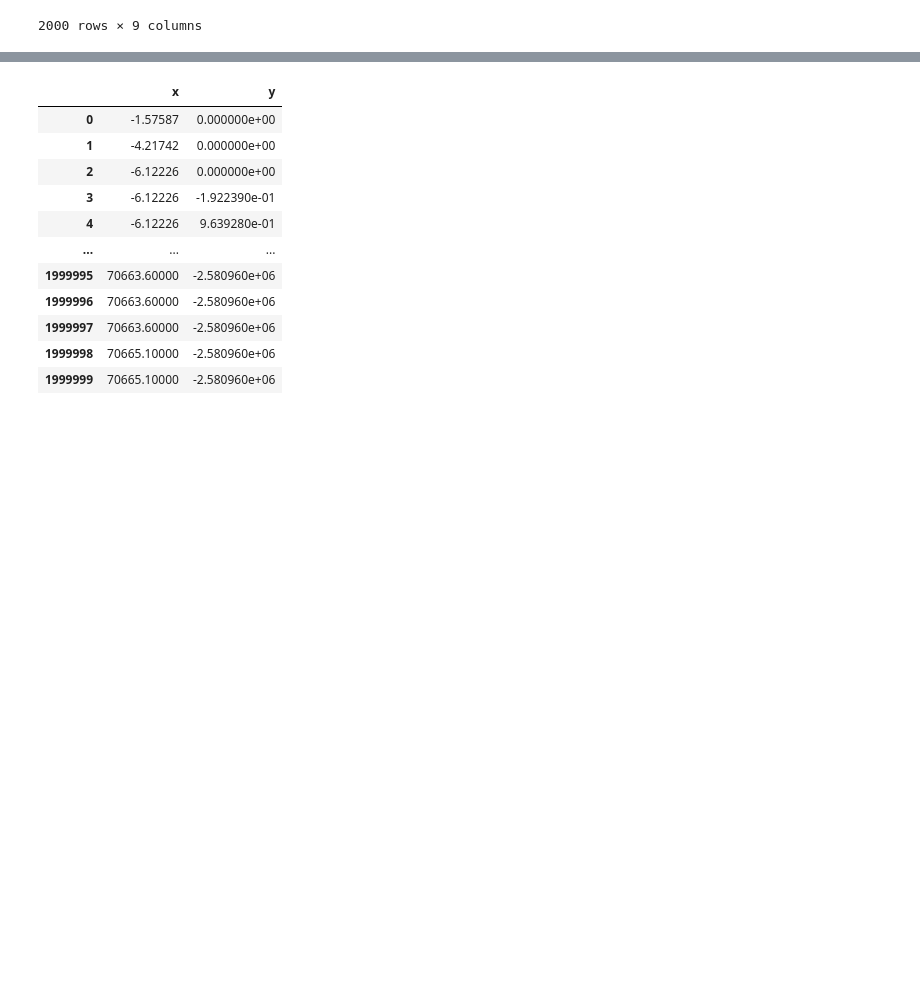
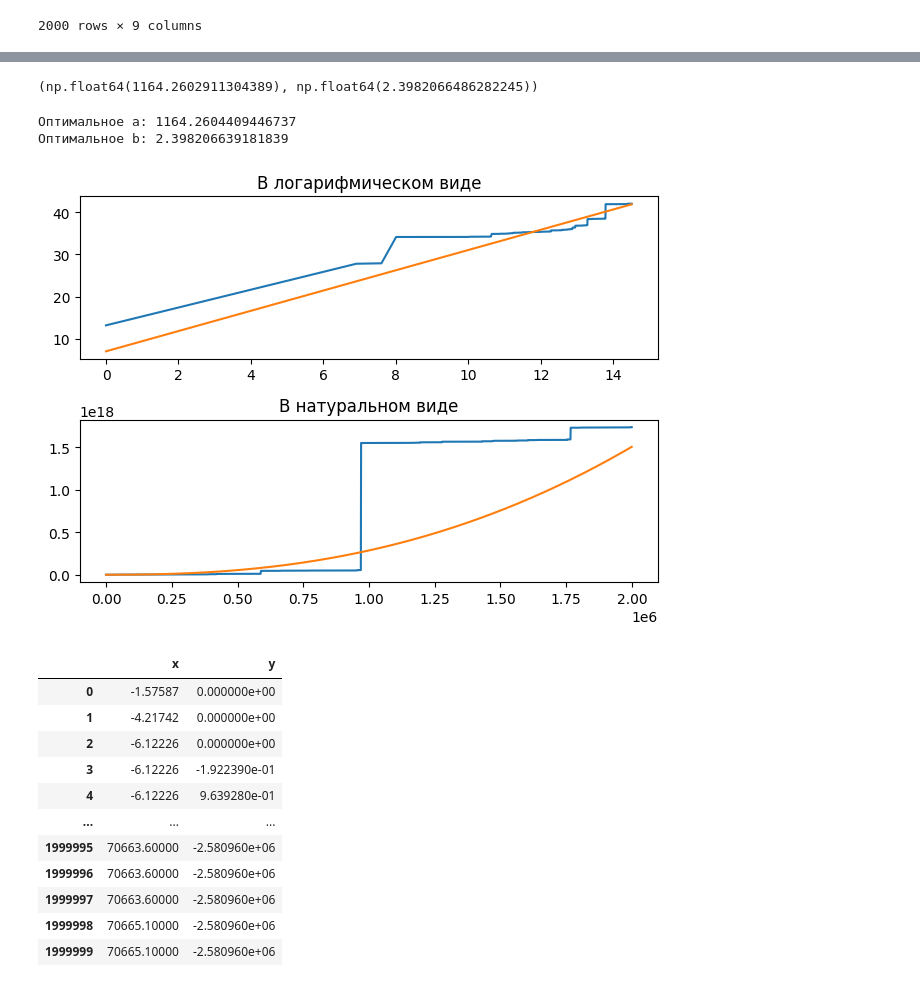
Before and after one commit to Mis-prog/matmod-8sem, a Jupyter notebook: lab1/misha/report/result.ipynb, the cells around one changed output, grey strips where cells are left out. Cells and saved outputs as stored; diff of their text form; code cells hidden in the pictures; blank space fills up the shorter version.

```diff
--- a/lab1/misha/report/result.ipynb
+++ b/lab1/misha/report/result.ipynb
@@ -20,9 +20,3 @@ data_calc
 | 1998 | 1998000 | 3.804160e+06 | -1.185250e+06 | 3.984530e+06 | 1.565460e+18 | 1.682090e+17 | 1.565440e+18 | 1.682080e+17 | 1.733650e+18 |
 | 1999 | 1999000 | 3.804310e+06 | -1.183820e+06 | 3.984250e+06 | 1.565460e+18 | 1.682100e+17 | 1.565440e+18 | 1.682080e+17 | 1.733650e+18 |
 2000 rows × 9 columns
-# %%
-data_calc = data_calc[:900]
-plt.plot(data_calc['N'],data_calc['<ΔR^2>'])
-plt.show()
-plt.plot(data_calc['N'],np.log(data_calc['<ΔR^2>']))
-plt.show()
@@ -32,3 +28,54 @@ plt.show()
+# %%
+x = np.array([np.log1p(data_calc['N'][0])] + list(np.log(data_calc['N'][1:])))
+y = np.log(data_calc['<ΔR^2>'])
+
+coefficients = np.polyfit(x, y, 1)
+slope, intercept = coefficients
+# %%
+b = slope
+a = np.e**intercept
+a,b
+# %% [output]
+(np.float64(1164.2602911304389), np.float64(2.3982066486282245))
+# %%
+def power_law_log(x, a, b):
+    return a + x * b
+
+def power_law(x, a, b):
+    return a * x ** b
+# %%
+x_data = data_calc['N'][1:].values
+y_data = data_calc['<ΔR^2>'][1:].values
+
+np.seterr(over='ignore')
+initial_guess = [1, 1]  # a = 1, b = 1
+
+# Аппроксимация
+params, covariance = curve_fit(power_law_log, x, y, p0=initial_guess)
+a_opt, b_opt = params
+
+print(f"Оптимальное a: {np.e**a_opt}")
+print(f"Оптимальное b: {b_opt}")
+# %% [output]
+Оптимальное a: 1164.2604409446737
+Оптимальное b: 2.398206639181839
+# %%
+plt.figure()
+
+plt.subplot(2, 1, 1)
+plt.title('В логарифмическом виде')
+plt.plot(x, y)
+plt.plot(x, power_law_log(x ,intercept,b))
+
+plt.subplot(2, 1, 2)
+plt.title('В натуральном виде')
+plt.plot(data_calc['N'], data_calc['<ΔR^2>'],the)
+plt.plot(data_calc['N'], power_law(data_calc['N'], a, b))
+
+plt.tight_layout()
+plt.show()
+# %% [output]
+[figure, added]
 # %%
 data_first_particle = pd.read_csv('../result/first_particle.csv',sep=' ', index_col=False)
 # %%
```
Also changed, not shown: parts of 3 cells of this notebook, 2 other files.
